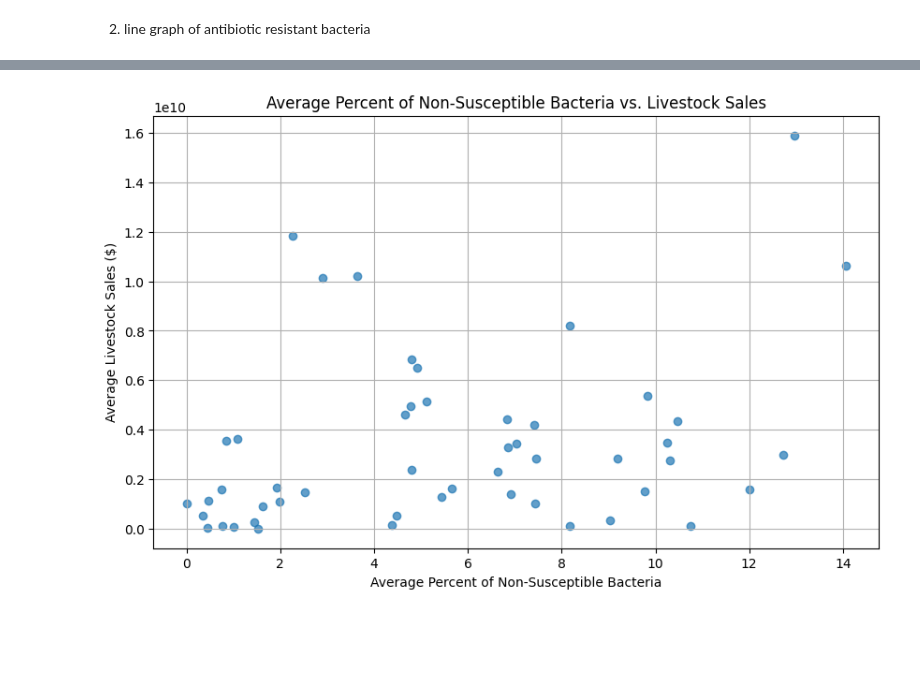
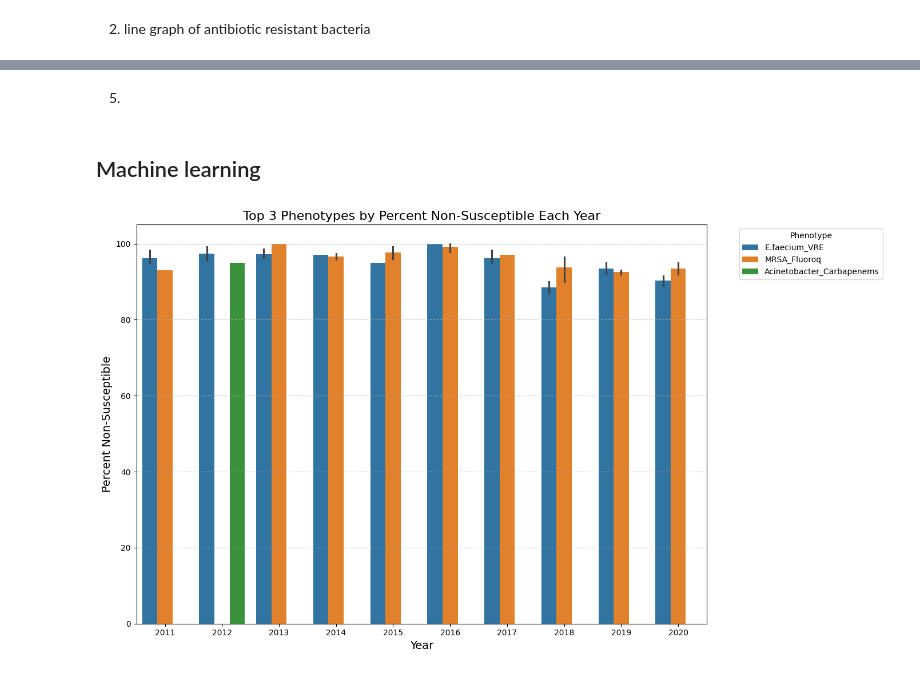
Before and after one commit to Ldooley32/capstone-dooley, a Jupyter notebook: eda.ipynb, the cells around one changed output, grey strips where cells are left out. Cells and saved outputs as stored; diff of their text form; code cells hidden in the pictures; blank space fills up the shorter version.

```diff
--- a/eda.ipynb
+++ b/eda.ipynb
@@ -75,17 +510,35 @@ plt.show()
-# %%
-# Load the dataset
-data = pd.read_csv("avg_state.csv")
-
-# Handle NaN values by dropping rows with NaN values
-data = data.dropna(subset=['avg_pctNonSuscep', 'avg_Value'])
-
-# Create a scatter plot
-plt.figure(figsize=(10, 6))
-plt.scatter(data['avg_pctNonSuscep'], data['avg_Value'], alpha=0.7)
-plt.title('Average Percent of Non-Susceptible Bacteria vs. Livestock Sales')
-plt.xlabel('Average Percent of Non-Susceptible Bacteria')
-plt.ylabel('Average Livestock Sales ($)')
-plt.grid(True)
-plt.show()
-# %% [output]
-[figure, removed]
+# %% [markdown]
+5.
+# %% [markdown]
+## Machine learning
+# %%
+
+
+# Load the dataset
+df = pd.read_csv('updated_resistance.csv')
+
+# For each year, get the top 6 phenotypes with the highest pctNonSuscep
+top_n_pheno = df.groupby('year').apply(lambda x: x.nlargest(6, 'pctNonSuscep')).reset_index(drop=True)
+
+# Plot the results
+plt.figure(figsize=(14, 8))
+sns.barplot(
+    x='year',
+    y='pctNonSuscep',
+    hue='phenotype',
+    data=top_n_pheno,
+    dodge=True
+)
+
+# Customize the plot
+plt.title('Top 3 Phenotypes by Percent Non-Susceptible Each Year', fontsize=16)
+plt.xlabel('Year', fontsize=14)
+plt.ylabel('Percent Non-Susceptible', fontsize=14)
+plt.legend(title='Phenotype', bbox_to_anchor=(1.05, 1), loc='upper left')
+plt.grid(axis='y', linestyle='--', alpha=0.7)
+
+# Show the plot
+plt.tight_layout()
+plt.show()
+# %% [output]
+[figure, added]
```
Also changed, not shown: parts of 33 cells of this notebook, 38 other files.
